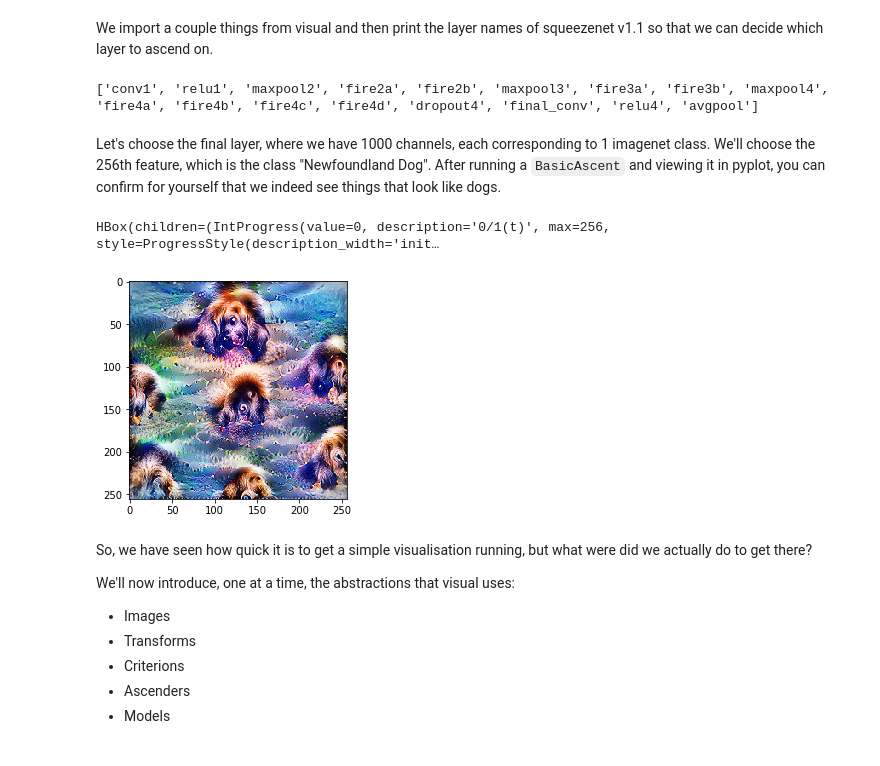
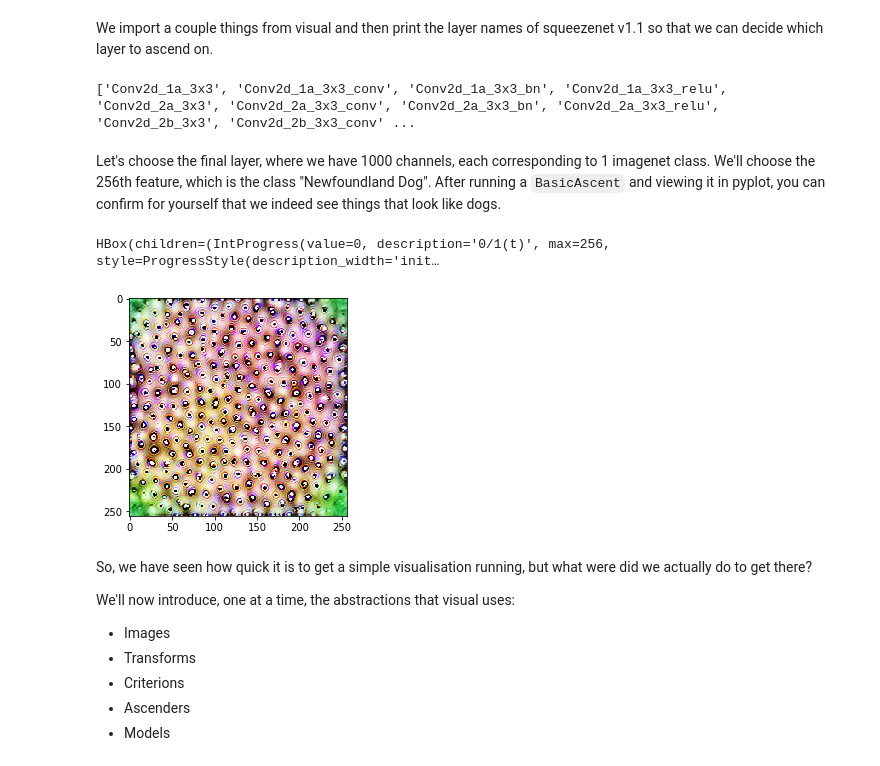
Before and after one commit to pytorchbearer/visual, a Jupyter notebook: docs/_static/notebooks/quickstart.ipynb, the cells around one changed output. Saved outputs shown, nothing was run; the diff lists cells and outputs as text; code cells hidden in the pictures.

```diff
--- a/docs/_static/notebooks/quickstart.ipynb
+++ b/docs/_static/notebooks/quickstart.ipynb
@@ -9,30 +9,32 @@ We shall first show how easy it is to get a feature visualisation going using vi
 # %% [markdown]
 We import a couple things from visual and then print the layer names of squeezenet v1.1 so that we can decide which layer to ascend on.
 # %%
-from visual.models import squeezenet1_1
+from visual.models import inception_v3
 from visual import BasicAscent, Channel, image
 from visual.transforms import RandomRotate, RandomScale, SpatialJitter, Compose
+from visual.models.utils import IntermediateLayerGetter
 
-model = squeezenet1_1(True, False)
-print(model.get_layer_names())
+return_layers = {'Mixed_5b': 'feat1'}
+model = IntermediateLayerGetter(inception_v3(True, False), return_layers)
+print(model.layer_names)
 # %% [output]
-['conv1', 'relu1', 'maxpool2', 'fire2a', 'fire2b', 'maxpool3', 'fire3a', 'fire3b', 'maxpool4', 'fire4a', 'fire4b', 'fire4c', 'fire4d', 'dropout4', 'final_conv', 'relu4', 'avgpool']
+['Conv2d_1a_3x3', 'Conv2d_1a_3x3_conv', 'Conv2d_1a_3x3_bn', 'Conv2d_1a_3x3_relu', 'Conv2d_2a_3x3', 'Conv2d_2a_3x3_conv', 'Conv2d_2a_3x3_bn', 'Conv2d_2a_3x3_relu', 'Conv2d_2b_3x3', 'Conv2d_2b_3x3_conv' ...
 # %% [markdown]
 Let's choose the final layer, where we have 1000 channels, each corresponding to 1 imagenet class. We'll choose the 256th feature, which is the class "Newfoundland Dog". After running a `BasicAscent` and viewing it in pyplot, you can confirm for yourself that we indeed see things that look like dogs.
 # %%
 transforms = Compose([
     RandomRotate(list(range(-30, 30, 5))),
     RandomScale([0.9, 0.95, 1.0, 1.05, 1.1, 1.15, 1.2]),
 ])
 
-crit = Channel(256, 'avgpool')
+crit = Channel(10, 'feat1')
 img = image((3, 256, 256), transform=transforms, correlate=True, fft=True)
 
 
 a = BasicAscent(img, crit, verbose=2).to_pyplot().run(model, device='cuda')
 # %% [output]
 HBox(children=(IntProgress(value=0, description='0/1(t)', max=256, style=ProgressStyle(description_width='init…
-[figure, old version]
+[figure, new version]
 # %% [markdown]
 So, we have seen how quick it is to get a simple visualisation running, but what were did we actually do to get there?
 
```
Also changed, not shown: 1 other file.
